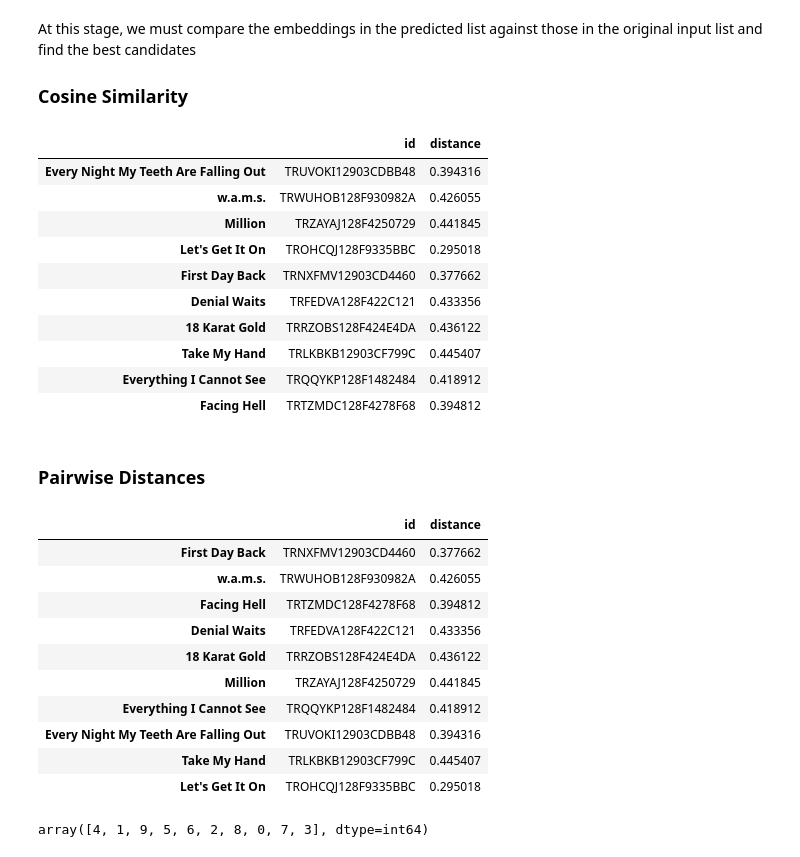
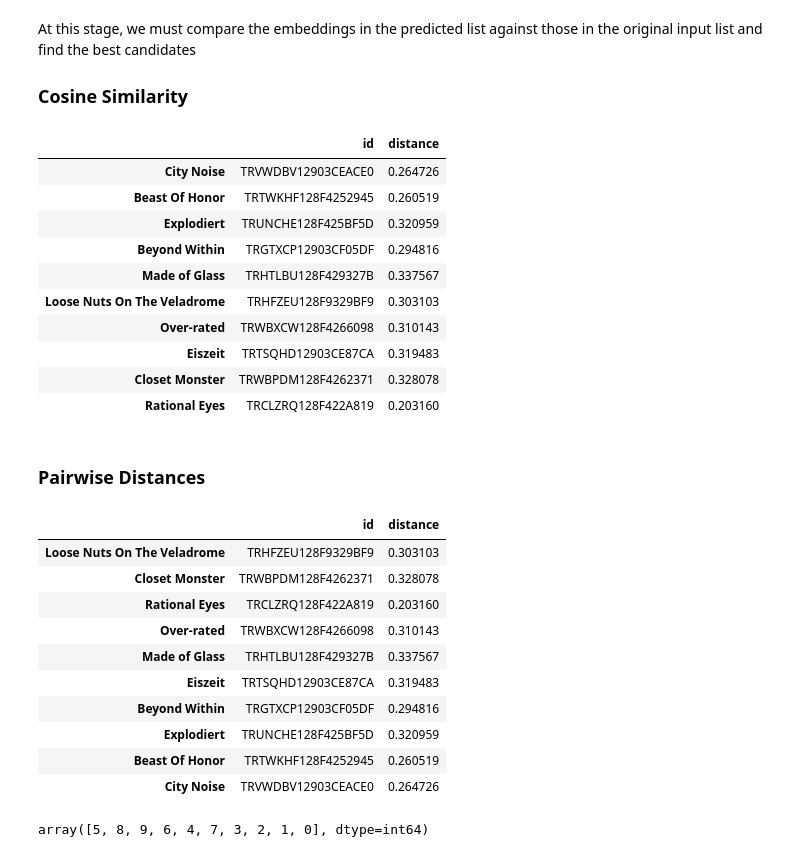
Before and after one commit to Ernesto2004/spotify-music-suggestion, a Jupyter notebook: mrs.ipynb, the cells around one changed output. Drawn from its saved outputs; the diff is of its cells as text; code cells hidden in the pictures.

```diff
--- a/mrs.ipynb
+++ b/mrs.ipynb
@@ -43,8 +46,8 @@ from keras.losses import *
 # %% [markdown]
 ### Load the data
 # %%
-song_features_data = pd.read_csv('../misc/processed_music_info.csv')
-user_listening_data = pd.read_csv('../misc/processed_user_listening_hist.csv')
+song_features_data = pd.read_csv('misc/processed_music_info.csv')
+user_listening_data = pd.read_csv('misc/processed_user_listening_hist.csv')
 
 # from google.colab import drive
 # drive.mount('/content/drive')
@@ -368,8 +371,8 @@ print(ops_x_train[0])
 # %% [markdown]
 ### Define the Model
 # %%
-if os.path.exists('mae_optimized_model_adam.keras'):
-    model = load_model('mae_optimized_model_adam.keras')
+if os.path.exists('misc/mae_optimized_model.keras'):
+    model = load_model('misc/mae_optimized_model.keras')
 else:
     model = Sequential()
     model.add(Input(shape=(None,8)))
@@ -386,3 +389,9 @@ else:
         kernel_initializer='random_uniform',
     ))
     model.add(Dense(8, activation='linear', kernel_initializer='random_uniform',))
+    device = torch.device("cuda:0" if torch.cuda.is_available() else "cpu")
+    print(torch.cuda.get_device_name(0))
+
+    model.compile(loss='mae', optimizer='adam')
+    model.fit(x_train, y_train, epochs=10, batch_size=32, validation_data=(x_val, y_val))
+    model.save('misc/mae_optimized_model.keras')
@@ -528,6 +523,6 @@ model.save('mae_optimized_model_adam.keras')
 # %%
-lyrics_embeddings_csv = pd.read_csv('lyrics_embeddings.csv')
-lyrics_embeddings_3d_csv = pd.read_csv('lyrics_embeddings_3d.csv')
+lyrics_embeddings_csv = pd.read_csv('misc/lyrics_embeddings.csv')
+lyrics_embeddings_3d_csv = pd.read_csv('misc/lyrics_embeddings_3d.csv')
 # %%
 lyrics_embeddings = dict()
 lyrics_embeddings_3d  = dict()
@@ -569,28 +560,28 @@ At this stage, we must compare the embeddings in the predicted list against thos
 # %%
 similarities = list()
 
 for track_id in potential_songs['id']:
 
     candidate_embedding = reduced_embeddings_dict[track_id].reshape(1, -1)
-    similarity = cosine_similarity(candidate_embedding, og_embeddings).flatten()
+    similarity = cosine_similarity(candidate_embedding, og_embeddings)
     similarities.append(np.mean(similarity))
 
 similarities = np.array(similarities)
 most_similar_indices = np.argsort(similarities)[::-1]
 selected_songs_cs = potential_songs.iloc[most_similar_indices[:10]]
 selected_songs_cs
 # %% [output]
 |  | id | distance |
-| Every Night My Teeth Are Falling Out | TRUVOKI12903CDBB48 | 0.394316 |
-| w.a.m.s. | TRWUHOB128F930982A | 0.426055 |
-| Million | TRZAYAJ128F4250729 | 0.441845 |
-| Let's Get It On | TROHCQJ128F9335BBC | 0.295018 |
-| First Day Back | TRNXFMV12903CD4460 | 0.377662 |
-| Denial Waits | TRFEDVA128F422C121 | 0.433356 |
-| 18 Karat Gold | TRRZOBS128F424E4DA | 0.436122 |
-| Take My Hand | TRLKBKB12903CF799C | 0.445407 |
-| Everything I Cannot See | TRQQYKP128F1482484 | 0.418912 |
-| Facing Hell | TRTZMDC128F4278F68 | 0.394812 |
+| City Noise | TRVWDBV12903CEACE0 | 0.264726 |
+| Beast Of Honor | TRTWKHF128F4252945 | 0.260519 |
+| Explodiert | TRUNCHE128F425BF5D | 0.320959 |
+| Beyond Within | TRGTXCP12903CF05DF | 0.294816 |
+| Made of Glass | TRHTLBU128F429327B | 0.337567 |
+| Loose Nuts On The Veladrome | TRHFZEU128F9329BF9 | 0.303103 |
+| Over-rated | TRWBXCW128F4266098 | 0.310143 |
+| Eiszeit | TRTSQHD12903CE87CA | 0.319483 |
+| Closet Monster | TRWBPDM128F4262371 | 0.328078 |
+| Rational Eyes | TRCLZRQ128F422A819 | 0.203160 |
 # %% [markdown]
 ### Pairwise Distances
 # %%
@@ -601,30 +592,22 @@ mean_distances = np.mean(distances, axis=1)
 closest_candidates_indices = np.argsort(mean_distances)[:10]
 selected_songs_pd = selected_songs_cs.iloc[closest_candidates_indices]
 selected_songs_pd
-# embeddings = np.concatenate((og_embeddings, candidate_embeddings), axis=0)
-# knn = NearestNeighbors(n_neighbors=10, metric='cosine')
-# knn.fit(embeddings)
-
-# distances, indices = knn.kneighbors(embeddings)
-
-# selected_songs_knn = potential_songs.iloc[indices[0][1:]]
-# selected_songs_knn
 # %% [output]
 |  | id | distance |
-| First Day Back | TRNXFMV12903CD4460 | 0.377662 |
-| w.a.m.s. | TRWUHOB128F930982A | 0.426055 |
-| Facing Hell | TRTZMDC128F4278F68 | 0.394812 |
-| Denial Waits | TRFEDVA128F422C121 | 0.433356 |
-| 18 Karat Gold | TRRZOBS128F424E4DA | 0.436122 |
-| Million | TRZAYAJ128F4250729 | 0.441845 |
-| Everything I Cannot See | TRQQYKP128F1482484 | 0.418912 |
-| Every Night My Teeth Are Falling Out | TRUVOKI12903CDBB48 | 0.394316 |
-| Take My Hand | TRLKBKB12903CF799C | 0.445407 |
-| Let's Get It On | TROHCQJ128F9335BBC | 0.295018 |
+| Loose Nuts On The Veladrome | TRHFZEU128F9329BF9 | 0.303103 |
+| Closet Monster | TRWBPDM128F4262371 | 0.328078 |
+| Rational Eyes | TRCLZRQ128F422A819 | 0.203160 |
+| Over-rated | TRWBXCW128F4266098 | 0.310143 |
+| Made of Glass | TRHTLBU128F429327B | 0.337567 |
+| Eiszeit | TRTSQHD12903CE87CA | 0.319483 |
+| Beyond Within | TRGTXCP12903CF05DF | 0.294816 |
+| Explodiert | TRUNCHE128F425BF5D | 0.320959 |
+| Beast Of Honor | TRTWKHF128F4252945 | 0.260519 |
+| City Noise | TRVWDBV12903CEACE0 | 0.264726 |
 # %%
 closest_candidates_indices
 # %% [output]
-array([4, 1, 9, 5, 6, 2, 8, 0, 7, 3], dtype=int64)
+array([5, 8, 9, 6, 4, 7, 3, 2, 1, 0], dtype=int64)
 # %%
 song_features_data[song_features_data['track_id'].isin(selected_songs_pd['id'])].set_index('track_id').reindex(selected_songs_pd['id'])
 # %% [output]
```
Also changed, not shown: parts of 15 cells of this notebook.
